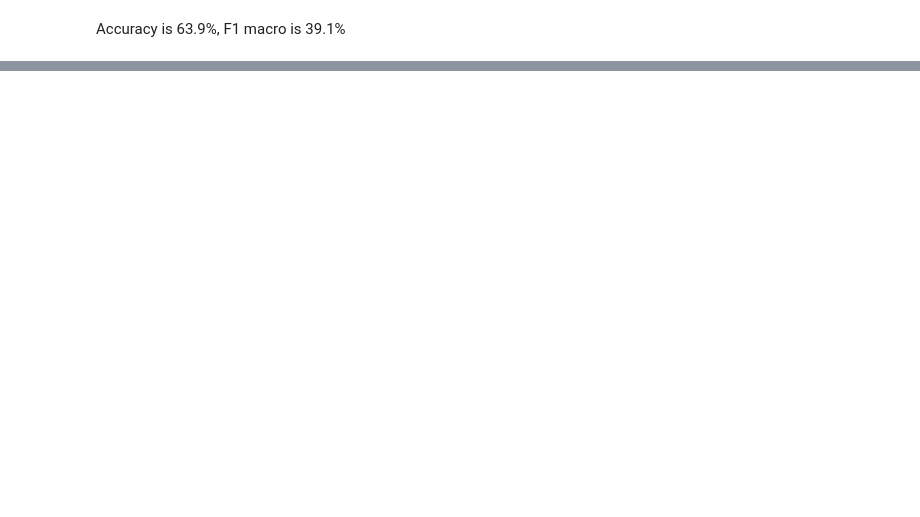
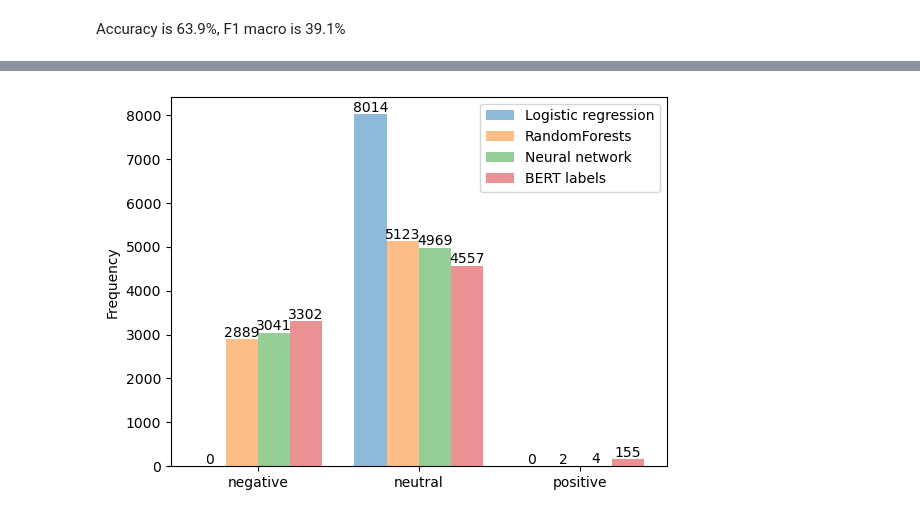
Before and after one commit to RicKrauel/NLP_thesis, a Jupyter notebook: code/prediction.ipynb, the cells around one changed output, grey strips where cells are left out. Cells and saved outputs as stored; diff of their text form; code cells hidden in the pictures; blank space fills up the shorter version.

```diff
--- a/code/prediction.ipynb
+++ b/code/prediction.ipynb
@@ -366,9 +483,8 @@ parameter_space = {
     'hidden_layer_sizes': [(50,50,50), (50,100,50), (100,), (119,119,62)],
     'activation': ['tanh', 'relu'],
     'solver': ['sgd', 'adam'],
-    'alpha': [0.0001, 0.05, 0.001],
-    'learning_rate_init': [0.0001,0.001],
-    'learning_rate': ['constant','adaptive'],
+    'alpha': [0.0001, 0.05, 0.1,1],
+    'learning_rate': ['constant','adaptive']
 }
 # %%
 clf = GridSearchCV(regr, parameter_space, n_jobs=-1, cv=3)
@@ -403,5 +527,5 @@ Best parameters found:
 # %%
-regr = MLPClassifier(max_iter=2000, verbose=2, activation='relu', alpha=0.05, hidden_layer_sizes=(119,119,62), learning_rate='constant', solver='sgd', learning_rate_init=0.001)
+regr = MLPClassifier(max_iter=2000, activation='tanh', alpha=1, hidden_layer_sizes=(100,), learning_rate='constant', solver='sgd')
 regr.fit(X_train_norm, y_train)
 regr.score(X_test_norm, y_test)
 # %% [output]
@@ -430,2 +545,4 @@ f1_score(y_test, regr.predict(X_test_norm), average='macro')
 # %% [markdown]
 Accuracy is 63.9%, F1 macro is 39.1%
+# %%
+pred_cnn = regr.predict(X_test_norm)
@@ -431,0 +637,27 @@ Accuracy is 63.9%, F1 macro is 39.1%
+# %%
+log_reg_counts = pd.Series([0, 8014, 0], index=['negative', 'neutral', 'positive'])
+rf_counts = pd.Series(pred_rf_clas).value_counts()[['negative', 'neutral', 'positive']]
+nn_counts = pd.Series(pred_cnn).value_counts()[['negative', 'neutral', 'positive']]
+true_counts = pd.Series(y_test).value_counts()[['negative', 'neutral', 'positive']]
+labels = ['negative', 'neutral', 'positive']
+# %%
+x = np.arange(len(labels))
+width = 0.2
+fig, ax = plt.subplots()
+rects1 = ax.bar(x - 0.3, log_reg_counts, width, label='Logistic regression', alpha=0.5)
+rects2 = ax.bar(x - 0.1, rf_counts, width, label='RandomForests', alpha=0.5)
+rects3 = ax.bar(x + 0.1, nn_counts, width, label='Neural network', alpha=0.5)
+rects4 = ax.bar(x + 0.3, true_counts, width, label='BERT labels', alpha=0.5)
+
+# Add some text for labels, title and custom x-axis tick labels, etc.
+ax.set_ylabel('Frequency')
+ax.set_xticks(x, labels)
+ax.legend()
+
+ax.bar_label(rects1)
+ax.bar_label(rects2)
+ax.bar_label(rects3)
+ax.bar_label(rects4)
+plt.savefig('../figures/categorical_predictions.png')
+# %% [output]
+[figure, added]
```
Also changed, not shown: parts of 69 cells of this notebook, 3 other files.
